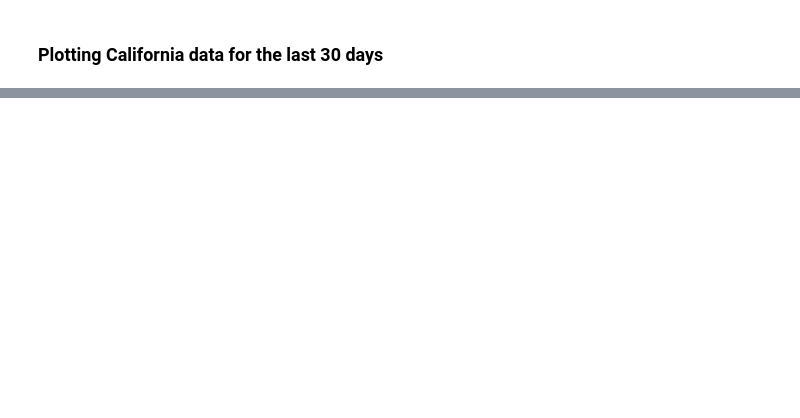
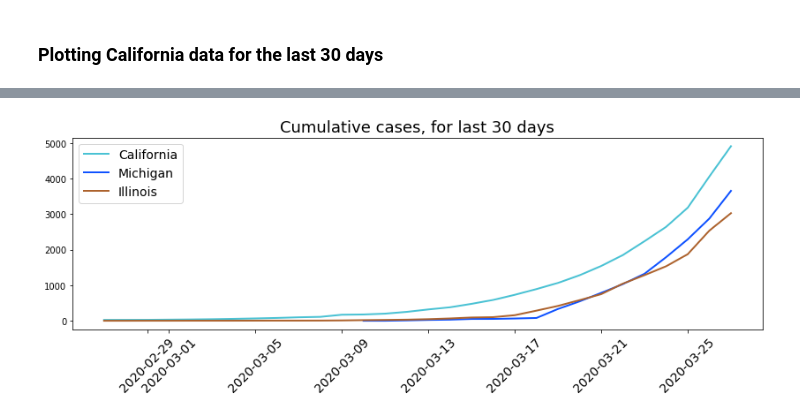
Before and after one commit to tirthajyoti/Covid-19-analysis, a Jupyter notebook: Notebook/NYTCovid.ipynb, the cells around one changed output, grey strips where cells are left out. Saved outputs shown, nothing was run; the diff lists cells and outputs as text; code cells hidden in the pictures; blank space fills up the shorter version.

```diff
--- a/Notebook/NYTCovid.ipynb
+++ b/Notebook/NYTCovid.ipynb
@@ -282,0 +325,4 @@ n.plot_state('California',last_30_days=True)
+# %%
+n.plot_multi_state(states=['California','Michigan','Illinois'],last_30_days=True)
+# %% [output]
+[figure, added]
```
Also changed, not shown: parts of 6 cells of this notebook.
